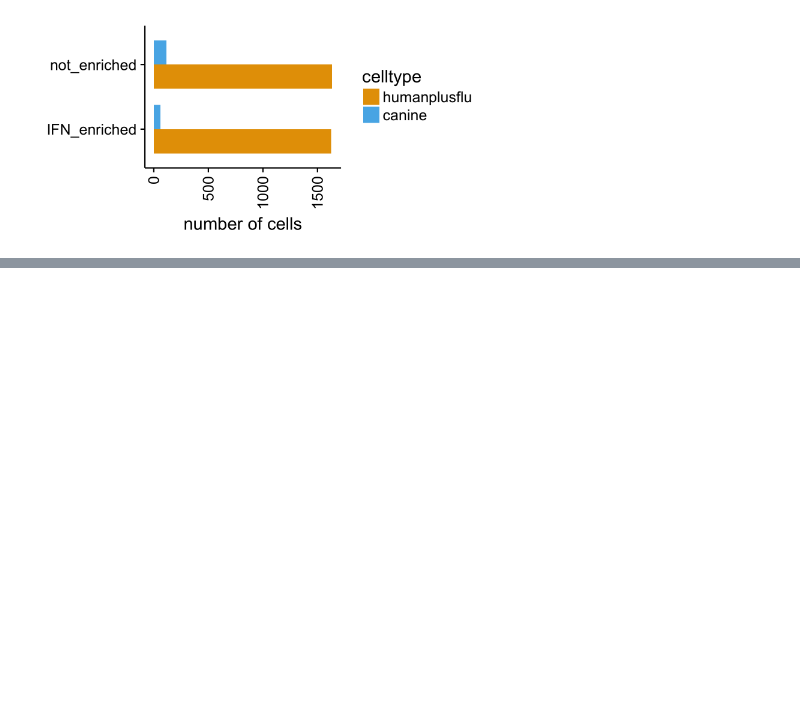
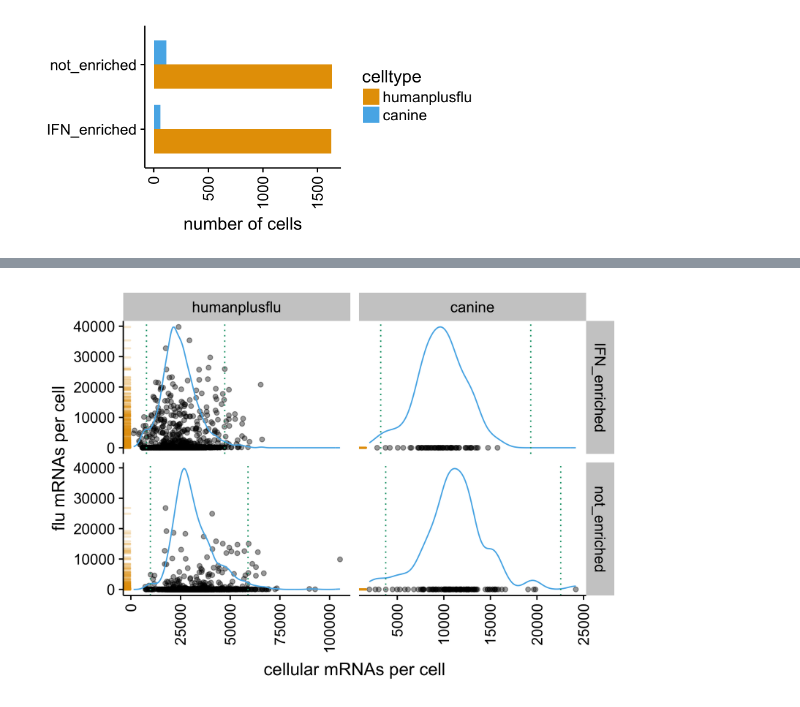
Before and after one commit to jbloomlab/IFNsorted_flu_single_cell, a Jupyter notebook: monocle_analysis.ipynb, the cells around one changed output, grey strips where cells are left out. Drawn from its saved outputs; the diff is of its cells as text; code cells hidden in the pictures; blank space fills up the shorter version.

Commit message:
some progress on filtering cells

```diff
--- a/monocle_analysis.ipynb
+++ b/monocle_analysis.ipynb
@@ -161,0 +299,17 @@ saveShowPlot(p.ncells, width=5, height=2.5)
+# %%
+# names of the flu genes
+flugenes <- c("fluPB2", "fluPB1", "fluPA", "fluHA",
+               "fluNP", "fluNA", "fluM", "fluNS")
+
+# annotate by number of total, cellular, and flu mRNAs, and frac from flu
+all_cells <- lapply(
+  all_cells,
+  function (c) {
+    pData(c)$total_mRNAs <- Matrix::colSums(exprs(c))
+    pData(c)$flu_mRNAs <- Matrix::colSums(exprs(c[
+      row.names(subset(fData(c), gene_short_name %in% flugenes)),]))
+    pData(c)$frac_mRNA_from_flu <- pData(c)$flu_mRNAs / pData(c)$total_mRNAs
+    pData(c)$cell_mRNAs <- pData(c)$total_mRNAs - pData(c)$flu_mRNAs
+    return(c)
+  }
+  )
@@ -161,0 +367,33 @@ saveShowPlot(p.ncells, width=5, height=2.5)
+# %%
+# combine data for cell types to plot
+mRNA_counts_data <- all_cells %>%
+  lapply(function (c) {pData(c)}) %>%
+  bind_rows(.id="cell_type") %>%
+  transform(Sample=factor(Sample, levels=samples),
+            cell_type=factor(cell_type, levels=celltypes))
+
+# create scatter plot
+scatterplot <- ggplot(mRNA_counts_data,
+    aes(cell_mRNAs, flu_mRNAs), color=cbbPalette[[1]]) +
+  geom_point(alpha=0.4) +
+  geom_rug(sides='l', alpha=0.2, color=cbbPalette[[2]], size=0.8)
+
+# density plot, get value of maxy as here: https://stackoverflow.com/a/10659563
+densityplot <- eval(substitute(
+  {stat_density(aes(x=cell_mRNAs, y=maxy*(..scaled..)), geom="line", color=cbbPalette[[3]])},
+  list(maxy=layer_scales(scatterplot)$y$range$range[2])))
+
+# combine into faceted plot
+p_flu_vs_cell <- scatterplot + densityplot +
+  theme(axis.text.x=element_text(angle=90, vjust=0.5, hjust=1)) +
+  geom_vline(aes(xintercept=lower_bound_cell_mRNAs),
+                 color=cbbPalette[[4]], linetype='dotted') +
+  geom_vline(aes(xintercept=upper_bound_cell_mRNAs),
+                 color=cbbPalette[[4]], linetype='dotted') +
+  facet_grid(Sample ~ cell_type, scales='free_x') +
+  xlab("cellular mRNAs per cell") +
+  ylab("flu mRNAs per cell")
+
+saveShowPlot(p_flu_vs_cell, width=6.5, height=4.5)
+# %% [output]
+[figure, added]
```
Also changed, not shown: parts of 27 cells of this notebook.
